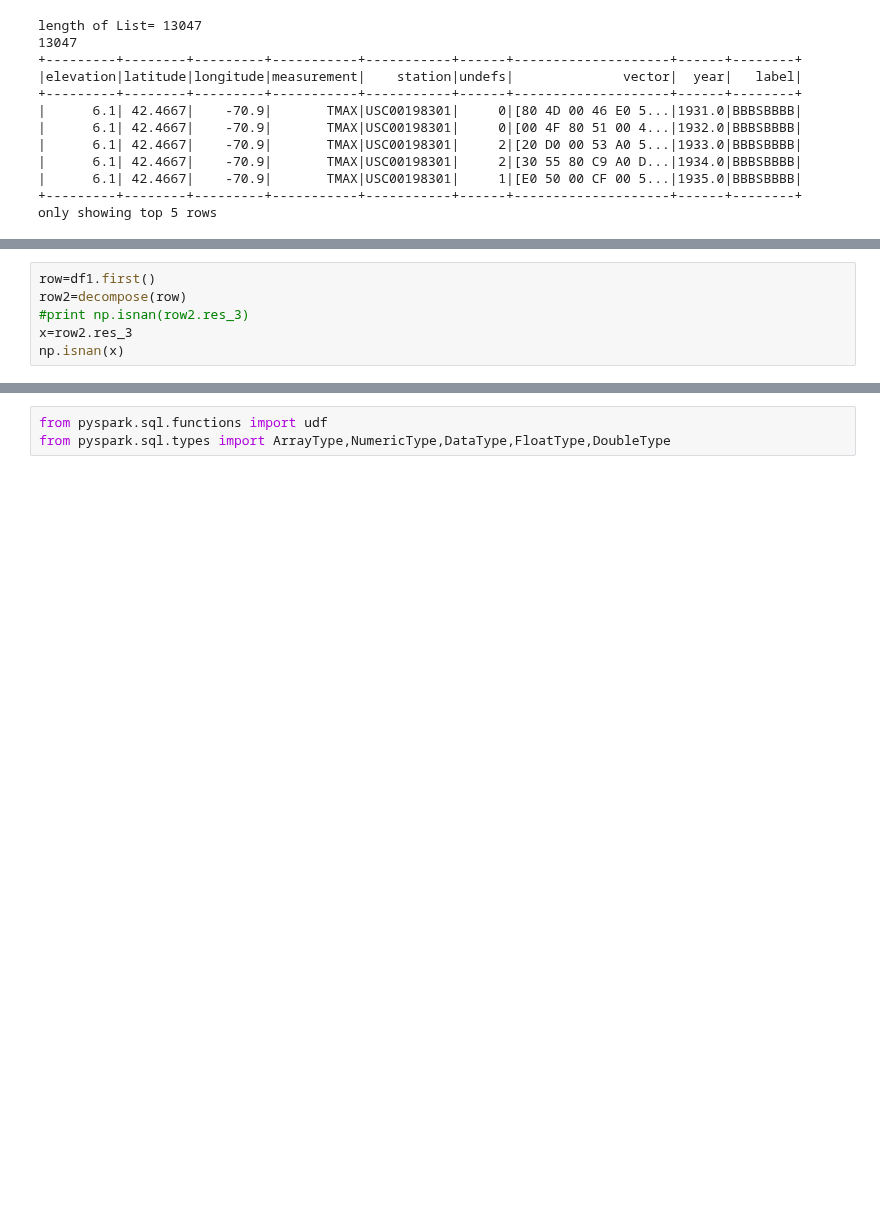
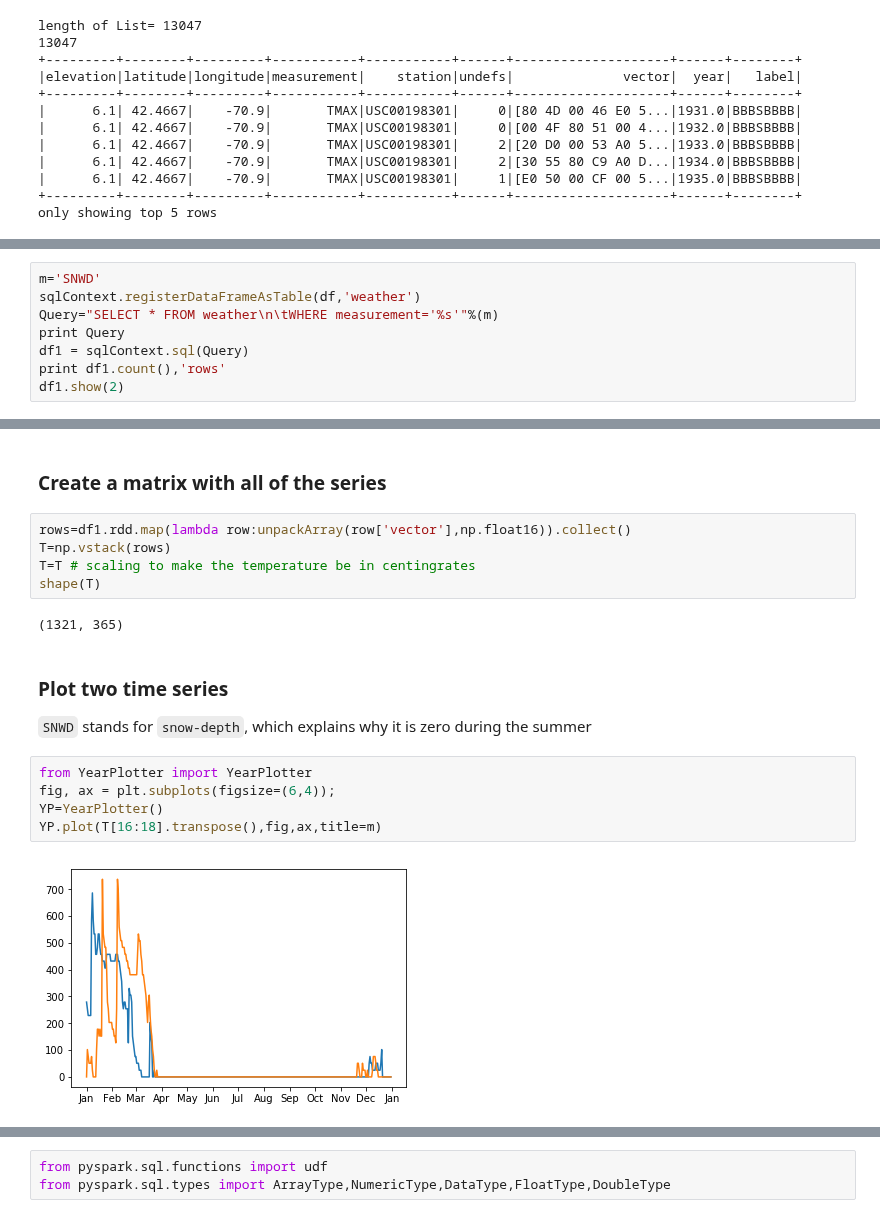
Before and after one commit to ucsd-edx/edX-Micro-Master-in-Data-Science, a Jupyter notebook: big-data-analytics-using-spark/notebooks/2.PCA/4.5 Weather Analysis - reconstruction.ipynb, the cells around one changed output, grey strips where cells are left out. Cells and saved outputs as stored; diff of their text form; blank space fills up the shorter version.

```diff
--- a/big-data-analytics-using-spark/notebooks/2.PCA/4.5 Weather Analysis - reconstruction.ipynb
+++ b/big-data-analytics-using-spark/notebooks/2.PCA/4.5 Weather Analysis - reconstruction.ipynb
@@ -231,6 +77,0 @@ def decompose(row):
-# %%
-row=df1.first()
-row2=decompose(row)
-#print np.isnan(row2.res_3)
-x=row2.res_3
-np.isnan(x)
@@ -278,0 +80,8 @@ only showing top 5 rows
+# %%
+m='SNWD'
+sqlContext.registerDataFrameAsTable(df,'weather')
+Query="SELECT * FROM weather\n\tWHERE measurement='%s'"%(m)
+print Query
+df1 = sqlContext.sql(Query)
+print df1.count(),'rows'
+df1.show(2)
@@ -278,0 +99,19 @@ only showing top 5 rows
+# %% [markdown]
+### Create a matrix with all of the series
+# %%
+rows=df1.rdd.map(lambda row:unpackArray(row['vector'],np.float16)).collect()
+T=np.vstack(rows)
+T=T # scaling to make the temperature be in centingrates
+shape(T)
+# %% [output]
+(1321, 365)
+# %% [markdown]
+### Plot two time series
+`SNWD` stands for `snow-depth`, which explains why it is zero during the summer
+# %%
+from YearPlotter import YearPlotter
+fig, ax = plt.subplots(figsize=(6,4));
+YP=YearPlotter()
+YP.plot(T[16:18].transpose(),fig,ax,title=m)
+# %% [output]
+[figure, added]
```
Also changed, not shown: parts of 67 cells of this notebook, 4 other files.
